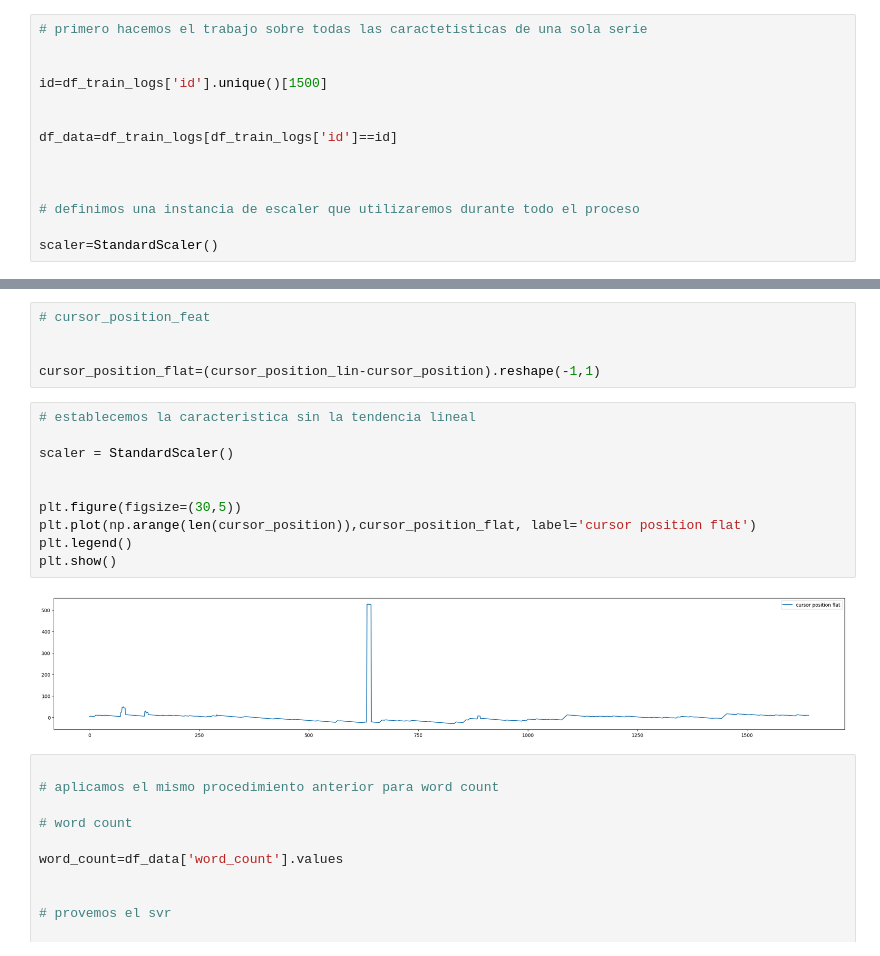
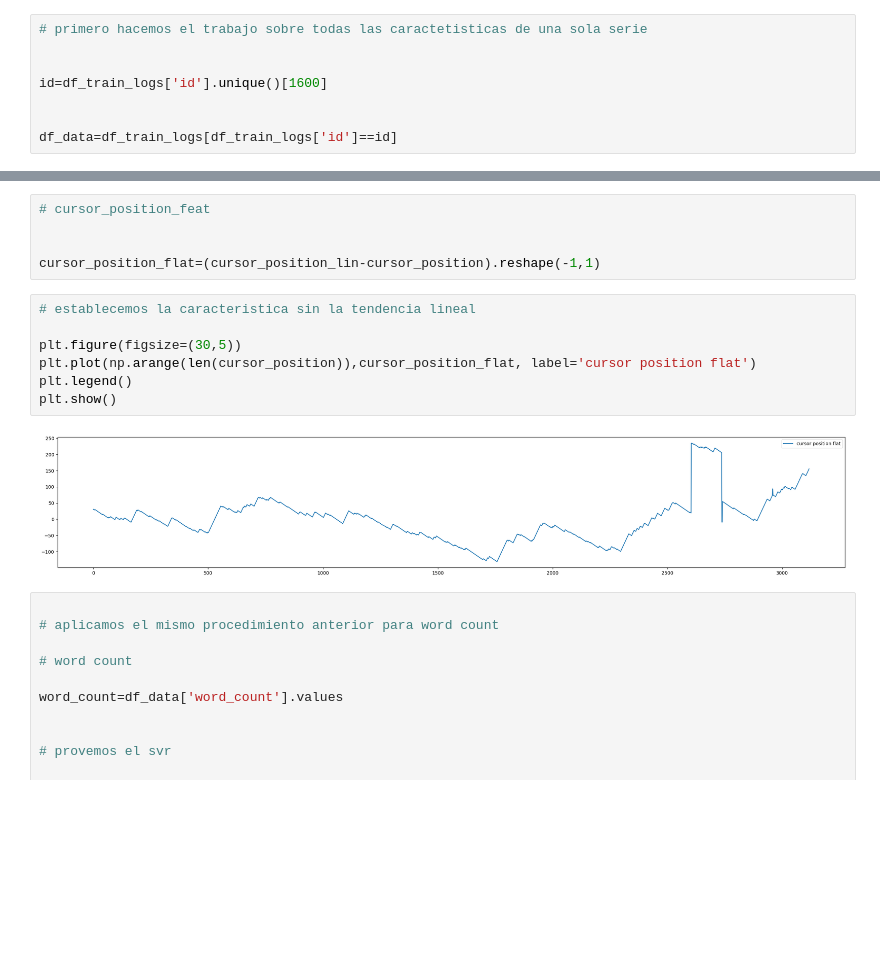
Before and after one commit to andresdevml/dl_writing_quality, a Jupyter notebook: data_experimentation.ipynb, the cells around one changed output, grey strips where cells are left out. Drawn from its saved outputs; the diff is of its cells as text; blank space fills up the shorter version.

```diff
--- a/data_experimentation.ipynb
+++ b/data_experimentation.ipynb
@@ -58,16 +58,10 @@ Index(['id', 'event_id', 'down_time', 'up_time', 'action_time', 'activity',
 # primero hacemos el trabajo sobre todas las caractetisticas de una sola serie
 
 
-id=df_train_logs['id'].unique()[1500]
+id=df_train_logs['id'].unique()[1600]
 
 
 df_data=df_train_logs[df_train_logs['id']==id]
-
-
-
-# definimos una instancia de escaler que utilizaremos durante todo el proceso
-
-scaler=StandardScaler()
 # %%
 # action_time
 
@@ -385,16 +379,13 @@ plt.show()
 cursor_position_flat=(cursor_position_lin-cursor_position).reshape(-1,1)
 # %%
 # establecemos la caracteristica sin la tendencia lineal
-
-scaler = StandardScaler()
-
 
 plt.figure(figsize=(30,5))
 plt.plot(np.arange(len(cursor_position)),cursor_position_flat, label='cursor position flat')
 plt.legend()
 plt.show()
 # %% [output]
-[figure, old version]
+[figure, new version]
 # %%
 
 # aplicamos el mismo procedimiento anterior para word count
```
Also changed, not shown: parts of 26 cells of this notebook.
